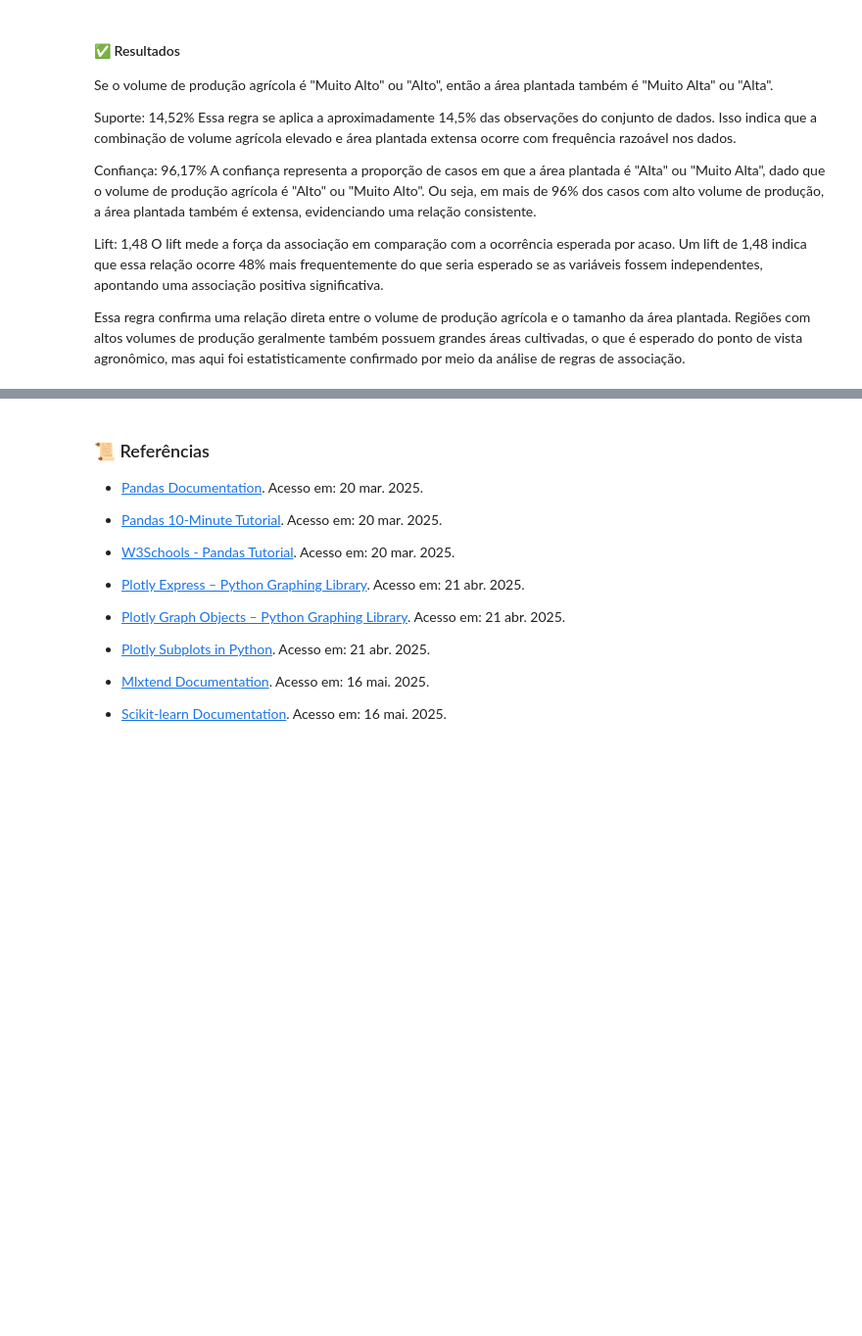
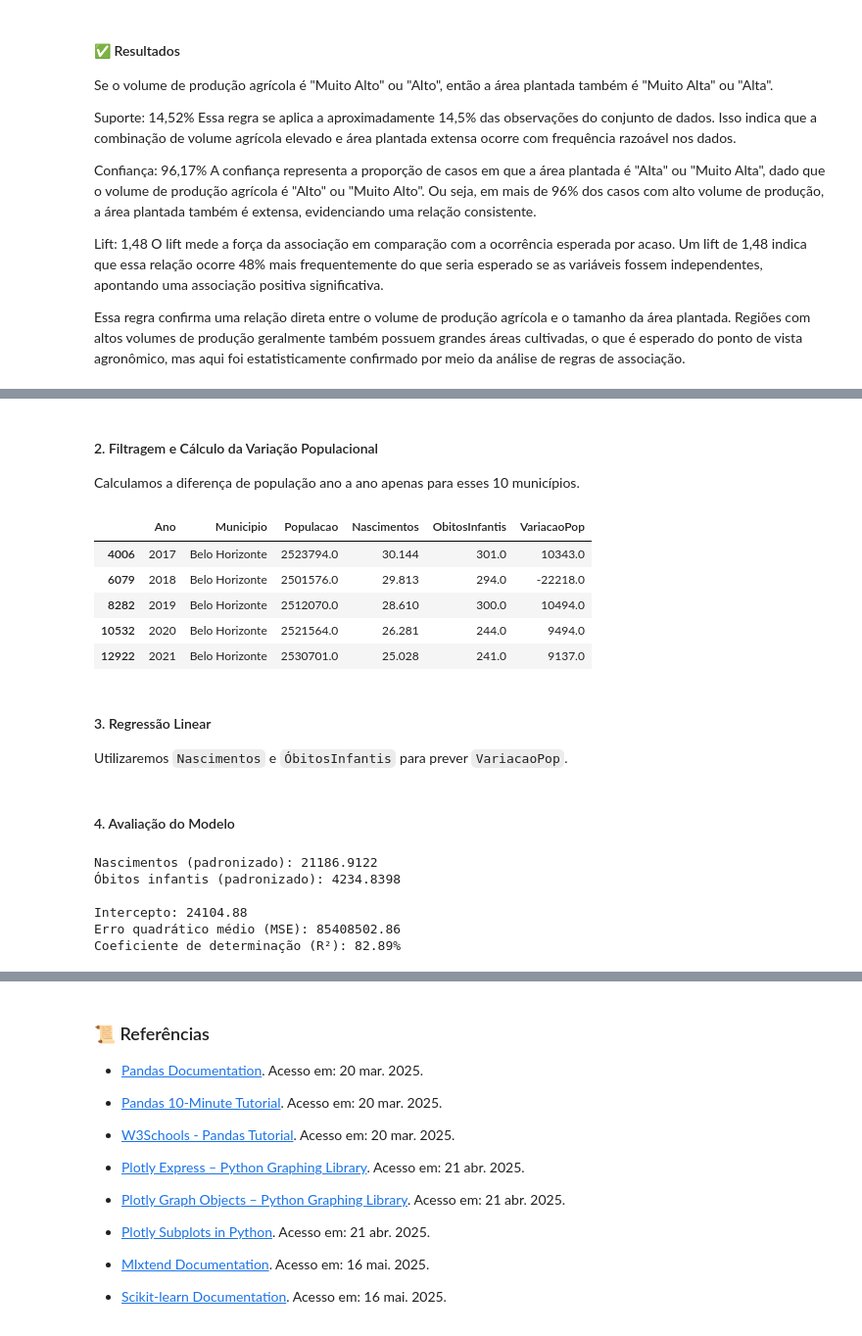
Before and after one commit to alinec-santos/Introducao-a-ciencia-de-dados, a Jupyter notebook: etapa 4/main.ipynb, the cells around one changed output, grey strips where cells are left out. Shown at 98% size. Cells and saved outputs as stored; diff of their text form; code cells hidden in the pictures; blank space fills up the shorter version.

Commit message:
Adicionando Regressão: Dudu

```diff
--- a/etapa 4/main.ipynb
+++ b/etapa 4/main.ipynb
@@ -2030,0 +2069,17 @@ Nesta etapa utilizaremos a regressão para prever alguns dados.
+# %%
+# Obter o último ano disponível
+ultimo_ano = df["Ano"].max()
+
+# Selecionar dados apenas do último ano
+df_ultimo_ano = df[df["Ano"] == ultimo_ano]
+
+# Identificar os 10 municípios mais populosos
+top_municipios = (
+    df_ultimo_ano.sort_values("Populacao", ascending=False)
+    .head(10)["Municipio"]
+    .tolist()
+)
+
+print("Top 10 municípios mais populosos:")
+for m in top_municipios:
+    print("-", m)
@@ -2030,0 +2098,31 @@ Nesta etapa utilizaremos a regressão para prever alguns dados.
+# %% [markdown]
+#### 2. Filtragem e Cálculo da Variação Populacional
+
+Calculamos a diferença de população ano a ano apenas para esses 10 municípios.
+# %%
+# Filtrar dados apenas para os top 10 municípios
+df_top10 = df[df["Municipio"].isin(top_municipios)].copy()
+
+# Ordenar por município e ano
+df_top10.sort_values(["Municipio", "Ano"], inplace=True)
+
+# Calcular variação populacional
+df_top10["PopulacaoAnterior"] = df_top10.groupby("Municipio")["Populacao"].shift(1)
+df_top10["VariacaoPop"] = df_top10["Populacao"] - df_top10["PopulacaoAnterior"]
+
+# Remover registros sem variação
+df_top10.dropna(subset=["VariacaoPop"], inplace=True)
+
+# Visualizar
+df_top10[["Ano", "Municipio", "Populacao", "Nascimentos", "ObitosInfantis", "VariacaoPop"]].head()
+# %% [output]
+|  | Ano | Municipio | Populacao | Nascimentos | ObitosInfantis | VariacaoPop |
+| 4006 | 2017 | Belo Horizonte | 2523794.0 | 30.144 | 301.0 | 10343.0 |
+| 6079 | 2018 | Belo Horizonte | 2501576.0 | 29.813 | 294.0 | -22218.0 |
+| 8282 | 2019 | Belo Horizonte | 2512070.0 | 28.610 | 300.0 | 10494.0 |
+| 10532 | 2020 | Belo Horizonte | 2521564.0 | 26.281 | 244.0 | 9494.0 |
+| 12922 | 2021 | Belo Horizonte | 2530701.0 | 25.028 | 241.0 | 9137.0 |
+# %% [markdown]
+#### 3. Regressão Linear
+
+Utilizaremos `Nascimentos` e `ÓbitosInfantis` para prever `VariacaoPop`.
@@ -2030,0 +2147,23 @@ Nesta etapa utilizaremos a regressão para prever alguns dados.
+# %% [markdown]
+#### 4. Avaliação do Modelo
+# %%
+# Avaliação
+coeficientes = model.coef_
+intercepto = model.intercept_
+mse = mean_squared_error(y_test, y_pred)
+r2 = r2_score(y_test, y_pred)
+
+# Mostrar os coeficientes com nomes
+for nome, coef in zip(["Nascimentos (padronizado)", "Óbitos infantis (padronizado)"], coeficientes):
+    print(f"{nome}: {coef:.4f}")
+
+print(f"\nIntercepto: {intercepto:.2f}")
+print(f"Erro quadrático médio (MSE): {mse:.2f}")
+print(f"Coeficiente de determinação (R²): {r2:.2%}")
+# %% [output]
+Nascimentos (padronizado): 21186.9122
+Óbitos infantis (padronizado): 4234.8398
+
+Intercepto: 24104.88
+Erro quadrático médio (MSE): 85408502.86
+Coeficiente de determinação (R²): 82.89%
```
Also changed, not shown: parts of 13 cells of this notebook.
